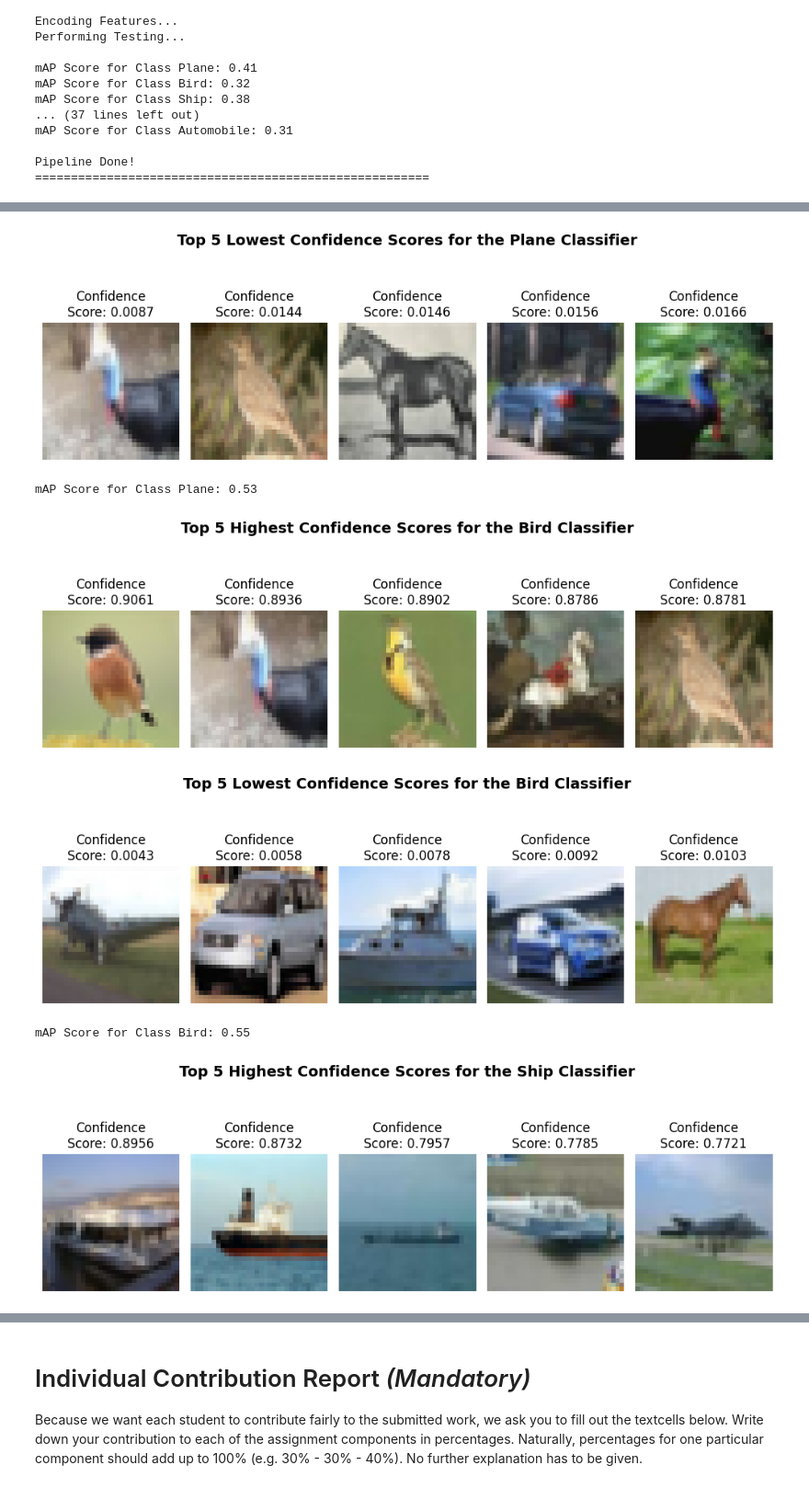
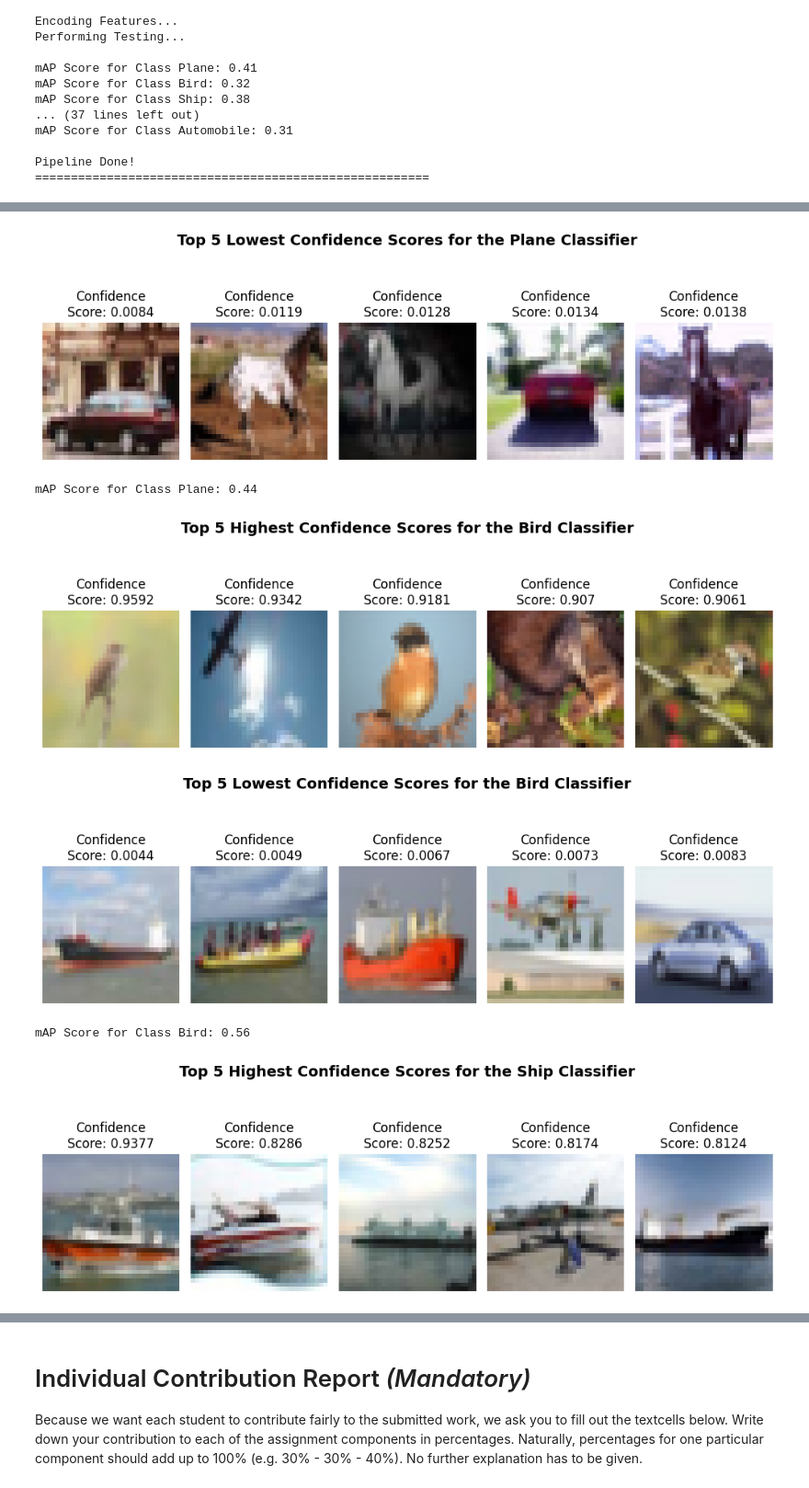
Before and after one commit to ekinfergan/ComputerVision1-UvA, a Jupyter notebook: Lab5/CV1 Final Lab 1.ipynb, the cells around one changed output, grey strips where cells are left out. Shown at 92% size. Drawn from its saved outputs; the diff is of its cells as text; code cells hidden in the pictures.

```diff
--- a/Lab5/CV1 Final Lab 1.ipynb
+++ b/Lab5/CV1 Final Lab 1.ipynb
@@ -837,7 +837,7 @@ Pipeline Done!
 
 # 4) Visualization
 visual = pipeline(images=training_data,
-                  threshold=0.3, # Best thus far (may need to reevaluate)
+                  threshold=0.5, # Best thus far (may need to reevaluate)
                   training_label=training_label,
                   class_names=class_names,
                   num_classes=num_classes,
@@ -858,6 +858,6 @@ Performing Testing...
-[figure, old version]
+[figure, new version]
-mAP Score for Class Plane: 0.53
+mAP Score for Class Plane: 0.44
-[figure, old version]
+[figure, new version]
-[figure, old version]
+[figure, new version]
-mAP Score for Class Bird: 0.55
+mAP Score for Class Bird: 0.56
-[figure, old version]
+[figure, new version]
```
Also changed, not shown: parts of 4 cells of this notebook.
